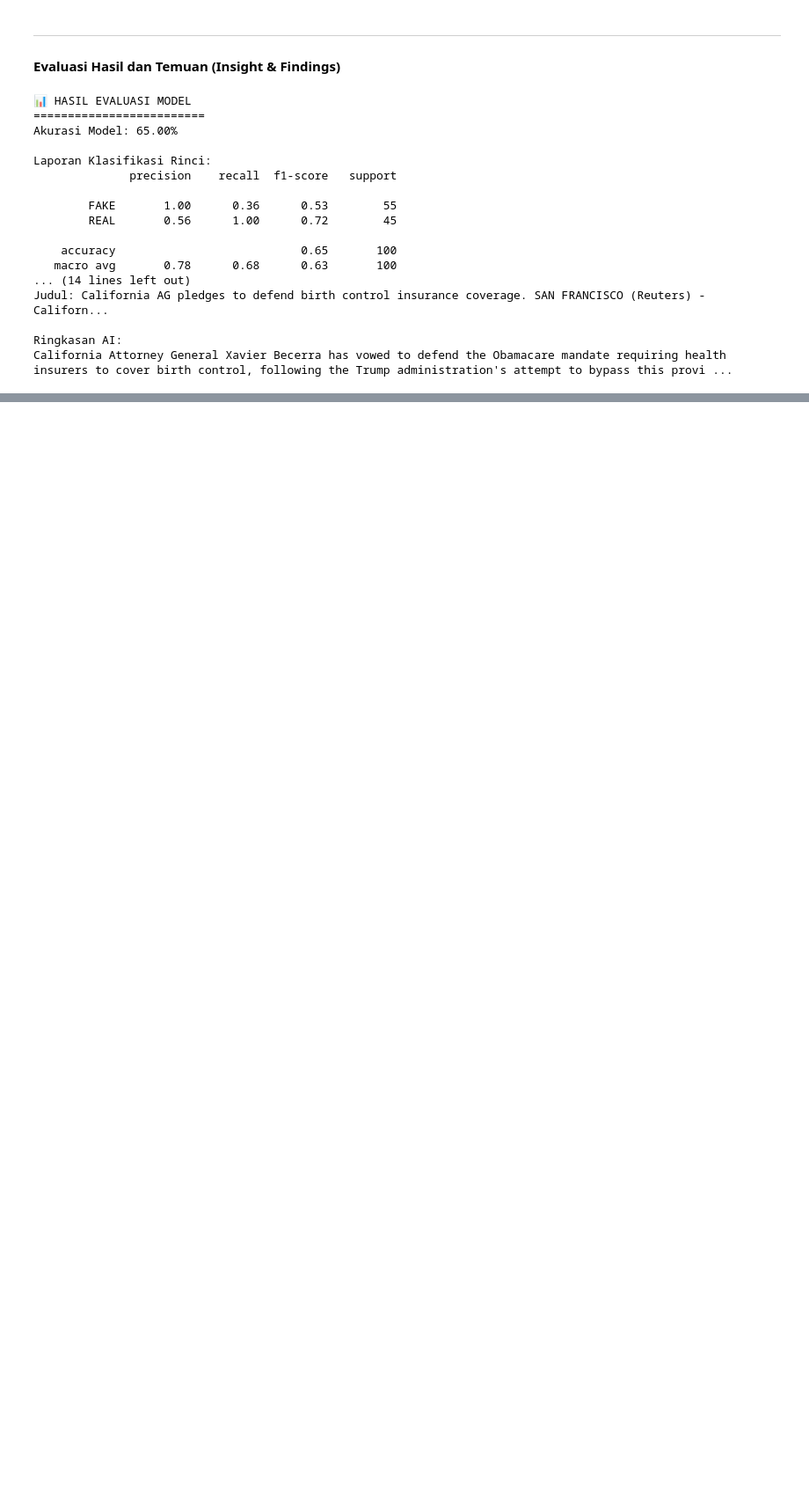
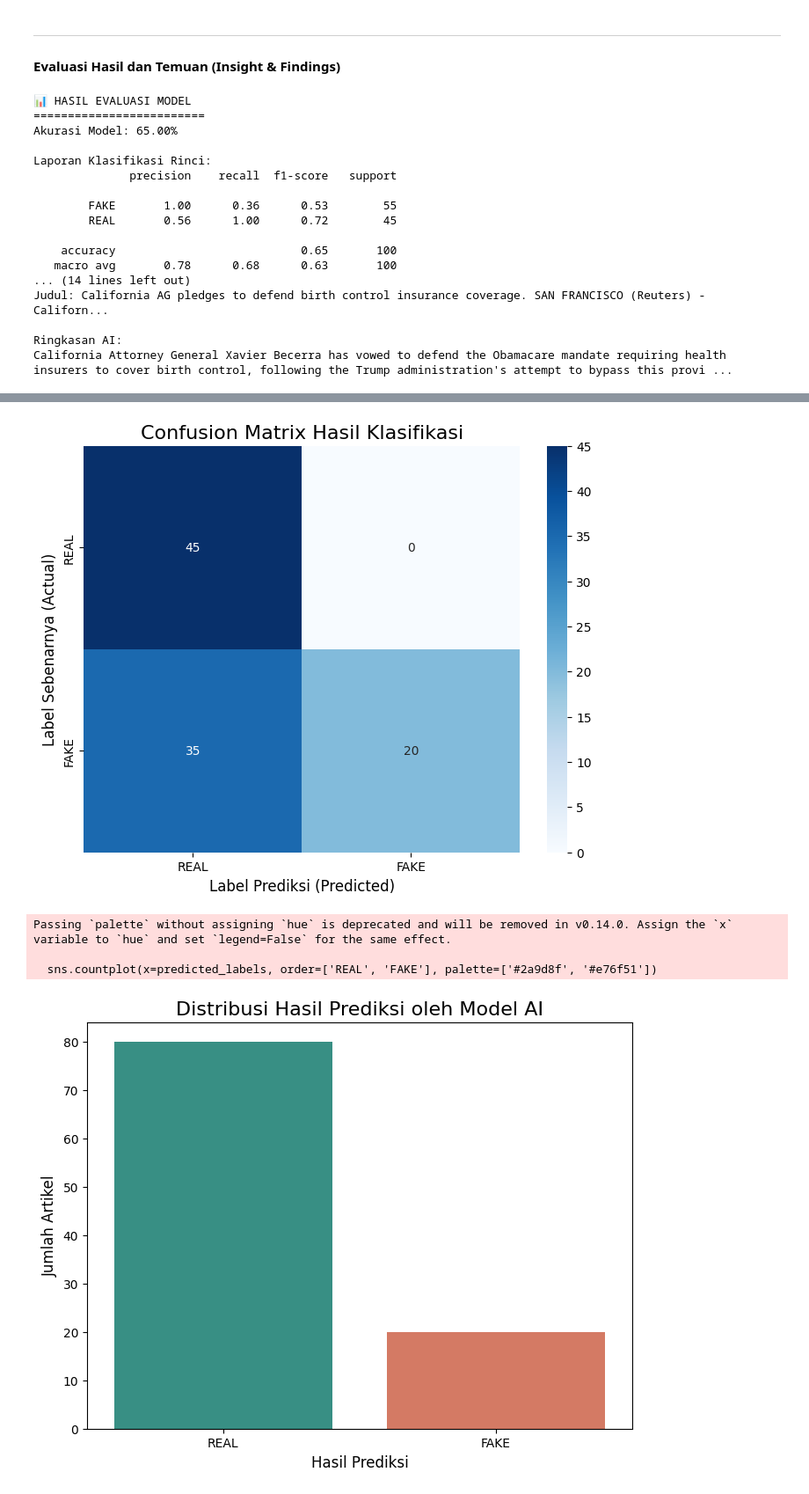
Before and after one commit to agungzrohy/CapstoneProject_IBMGranite_AgungRohy, a Jupyter notebook: Capstone_Project_IBMGranite_AgungRohy.ipynb, the cells around one changed output, grey strips where cells are left out. Shown: that part at 88% size. Drawn from its saved outputs; the diff is of its cells as text; code cells hidden in the pictures; blank space fills up the shorter version.

```diff
--- a/Capstone_Project_IBMGranite_AgungRohy.ipynb
+++ b/Capstone_Project_IBMGranite_AgungRohy.ipynb
@@ -254,0 +246,71 @@ Resolving deltas: 100% (1/1), done.
+# %%
+import matplotlib.pyplot as plt
+import seaborn as sns
+from sklearn.metrics import confusion_matrix, classification_report, accuracy_score
+
+# --- A. Evaluasi Kuantitatif ---
+# Memfilter hasil yang valid untuk perhitungan akurasi
+valid_predictions = df_sample[df_sample['predicted_label'].isin(['REAL', 'FAKE'])]
+
+if not valid_predictions.empty:
+    actual_labels = valid_predictions['label']
+    predicted_labels = valid_predictions['predicted_label']
+
+    # Menghitung akurasi
+    accuracy = accuracy_score(actual_labels, predicted_labels)
+    print("📊 HASIL EVALUASI MODEL\n" + "="*25)
+    print(f"Akurasi Model: {accuracy * 100:.2f}%\n")
+
+    # Menampilkan laporan klasifikasi (precision, recall, f1-score)
+    print("Laporan Klasifikasi Rinci:")
+    print(classification_report(actual_labels, predicted_labels, target_names=['FAKE', 'REAL']))
+
+    # --- B. Visualisasi Hasil Klasifikasi ---
+    print("\n\n📈 VISUALISASI HASIL\n" + "="*22)
+
+    # 1. Confusion Matrix
+    # -------------------
+    # Membuat confusion matrix untuk melihat detail performa
+    cm = confusion_matrix(actual_labels, predicted_labels, labels=['REAL', 'FAKE'])
+
+    plt.figure(figsize=(8, 6))
+    sns.heatmap(cm, annot=True, fmt='d', cmap='Blues',
+                xticklabels=['REAL', 'FAKE'], yticklabels=['REAL', 'FAKE'])
+
+    plt.title('Confusion Matrix Hasil Klasifikasi', fontsize=16)
+    plt.ylabel('Label Sebenarnya (Actual)', fontsize=12)
+    plt.xlabel('Label Prediksi (Predicted)', fontsize=12)
+    plt.show()
+
+
+    # 2. Bar Chart Jumlah Prediksi
+    # -----------------------------
+    # Membuat bar chart untuk melihat distribusi hasil prediksi model
+    plt.figure(figsize=(8, 6))
+    sns.countplot(x=predicted_labels, order=['REAL', 'FAKE'], palette=['#2a9d8f', '#e76f51'])
+
+    plt.title('Distribusi Hasil Prediksi oleh Model AI', fontsize=16)
+    plt.xlabel('Hasil Prediksi', fontsize=12)
+    plt.ylabel('Jumlah Artikel', fontsize=12)
+    plt.show()
+
+else:
+    print("❌ Tidak ada prediksi valid yang dihasilkan. Evaluasi tidak dapat dilakukan.")
+    print("Coba periksa kembali koneksi API atau output dari model AI Anda.")
+
+print("\n\n✍️ CONTOH HASIL PERINGKASAN\n" + "="*30)
+
+# Mengambil satu contoh berita FAKE dan REAL untuk diringkas
+sample_fake_article = df_sample[df_sample['label'] == 'FAKE'].iloc[0]
+sample_real_article = df_sample[df_sample['label'] == 'REAL'].iloc[0]
+
+print("\n--- [Contoh Berita FAKE] ---")
+print(f"Judul: {sample_fake_article['full_text'][:100]}...")
+summary_fake = summarize_article(sample_fake_article['full_text'])
+print(f"\nRingkasan AI:\n{summary_fake}")
+
+print("\n--- [Contoh Berita REAL] ---")
+print(f"Judul: {sample_real_article['full_text'][:100]}...")
+summary_real = summarize_article(sample_real_article['full_text'])
+print(f"\nRingkasan AI:\n{summary_real}")
+# %% [output]
@@ -254,0 +335,5 @@ Resolving deltas: 100% (1/1), done.
+[figure, added]
+Passing `palette` without assigning `hue` is deprecated and will be removed in v0.14.0. Assign the `x` variable to `hue` and set `legend=False` for the same effect.
+
+  sns.countplot(x=predicted_labels, order=['REAL', 'FAKE'], palette=['#2a9d8f', '#e76f51'])
+[figure, added]
```
Also changed, not shown: parts of 3 cells of this notebook.
